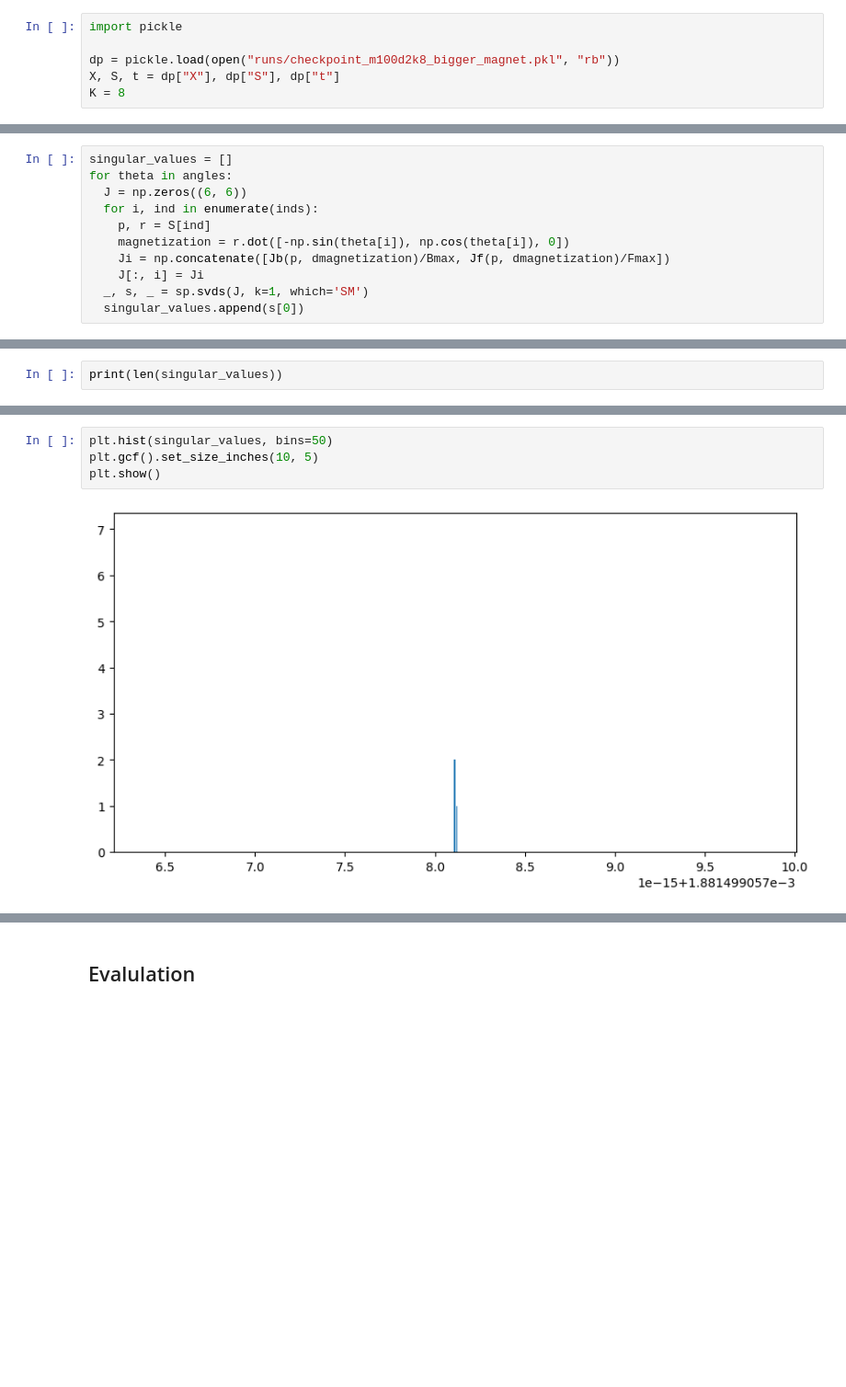
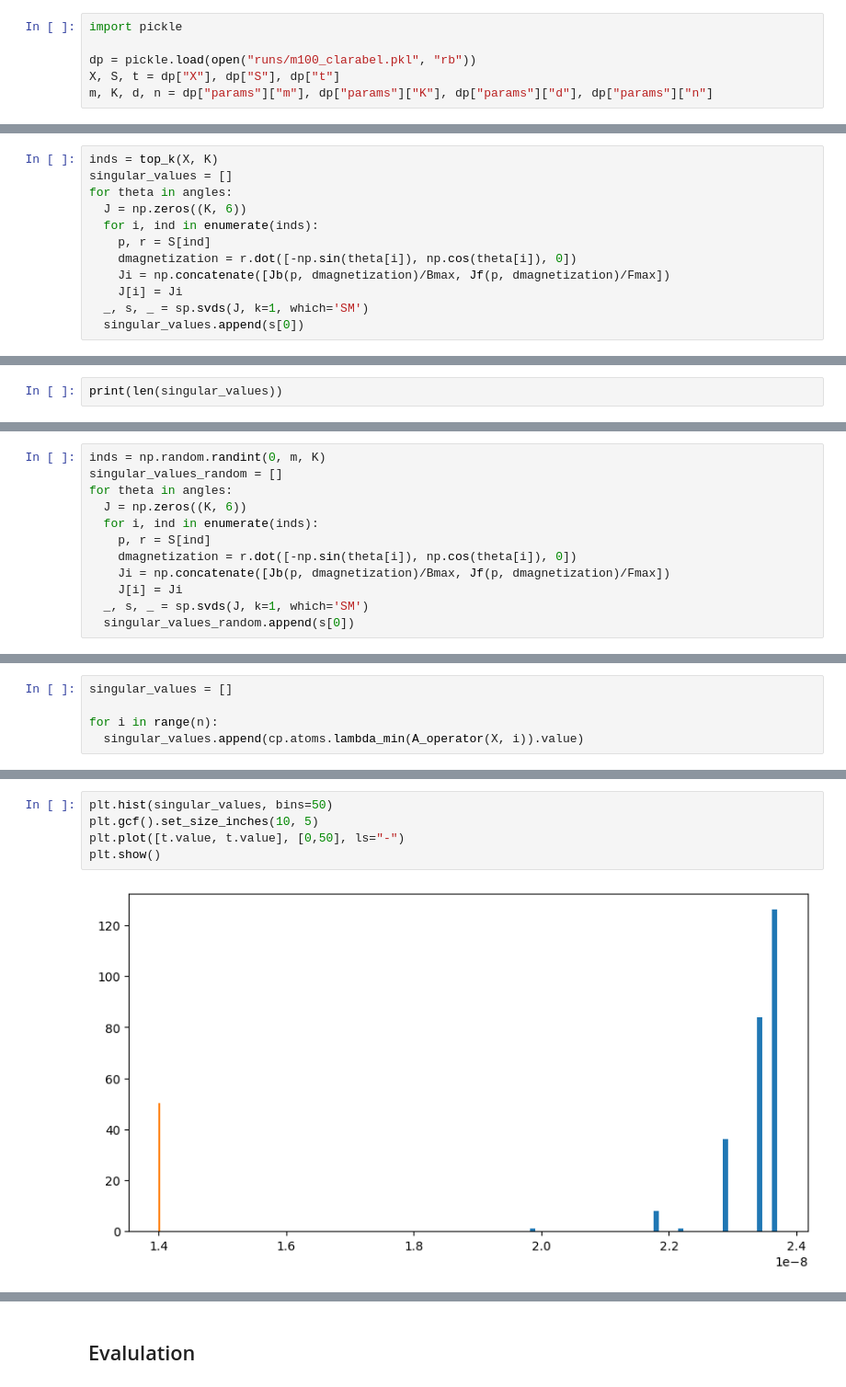
Before and after one commit to HeartLab-McMaster/MagnetOptimization, a Jupyter notebook: main.ipynb, the cells around one changed output, grey strips where cells are left out. Shown at 92% size. Drawn from its saved outputs; the diff is of its cells as text; blank space fills up the shorter version.

```diff
--- a/main.ipynb
+++ b/main.ipynb
@@ -192,6 +182,6 @@ with open("runs/checkpoint_d5.pkl", "wb") as cp_file:
 # %%
 import pickle
 
-dp = pickle.load(open("runs/checkpoint_m100d2k8_bigger_magnet.pkl", "rb"))
+dp = pickle.load(open("runs/m100_clarabel.pkl", "rb"))
 X, S, t = dp["X"], dp["S"], dp["t"]
-K = 8
+m, K, d, n = dp["params"]["m"], dp["params"]["K"], dp["params"]["d"], dp["params"]["n"]
@@ -201,14 +195,15 @@ K = 8
 import scipy.sparse.linalg as sp
 import matplotlib.pyplot as plt
 # %%
+inds = top_k(X, K)
 singular_values = []
 for theta in angles:
-  J = np.zeros((6, 6))
+  J = np.zeros((K, 6))
   for i, ind in enumerate(inds):
     p, r = S[ind]
-    magnetization = r.dot([-np.sin(theta[i]), np.cos(theta[i]), 0])
+    dmagnetization = r.dot([-np.sin(theta[i]), np.cos(theta[i]), 0])
     Ji = np.concatenate([Jb(p, dmagnetization)/Bmax, Jf(p, dmagnetization)/Fmax])
-    J[:, i] = Ji
+    J[i] = Ji
   _, s, _ = sp.svds(J, k=1, which='SM')
   singular_values.append(s[0])
 # %%
@@ -217,0 +221,12 @@ print(len(singular_values))
+# %%
+inds = np.random.randint(0, m, K)
+singular_values_random = []
+for theta in angles:
+  J = np.zeros((K, 6))
+  for i, ind in enumerate(inds):
+    p, r = S[ind]
+    dmagnetization = r.dot([-np.sin(theta[i]), np.cos(theta[i]), 0])
+    Ji = np.concatenate([Jb(p, dmagnetization)/Bmax, Jf(p, dmagnetization)/Fmax])
+    J[i] = Ji
+  _, s, _ = sp.svds(J, k=1, which='SM')
+  singular_values_random.append(s[0])
@@ -217,0 +235,5 @@ print(len(singular_values))
+# %%
+singular_values = []
+
+for i in range(n):
+  singular_values.append(cp.atoms.lambda_min(A_operator(X, i)).value)
@@ -218,6 +242,7 @@ print(len(singular_values))
 # %%
 plt.hist(singular_values, bins=50)
 plt.gcf().set_size_inches(10, 5)
+plt.plot([t.value, t.value], [0,50], ls="-")
 plt.show()
 # %% [output]
-[figure, old version]
+[figure, new version]
```
Also changed, not shown: parts of 54 cells of this notebook, 6 other files.
